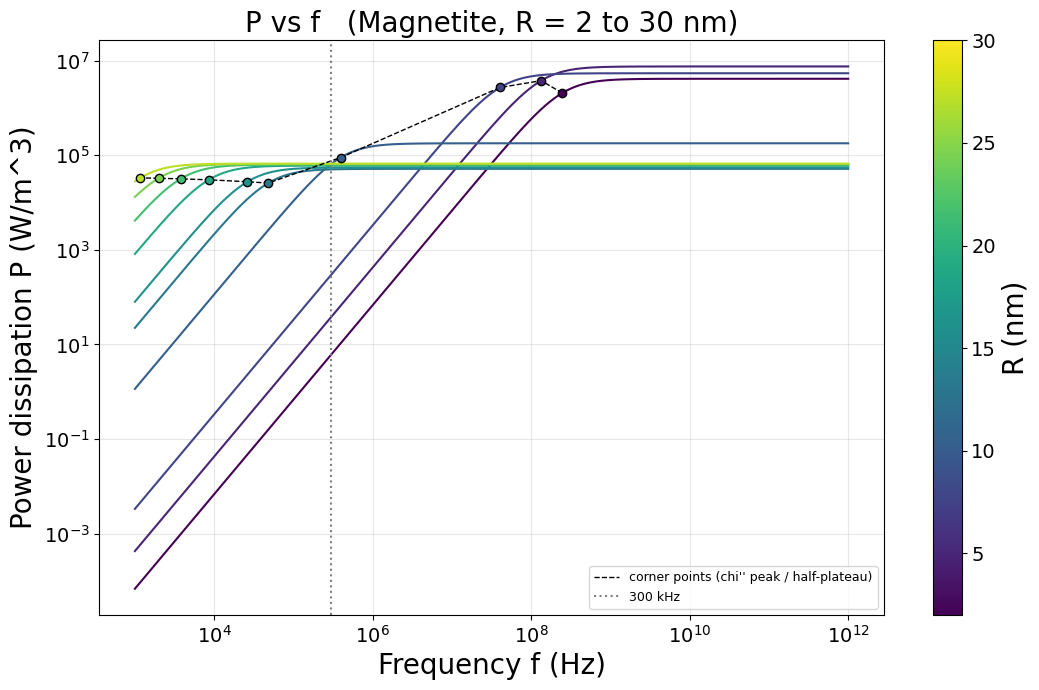
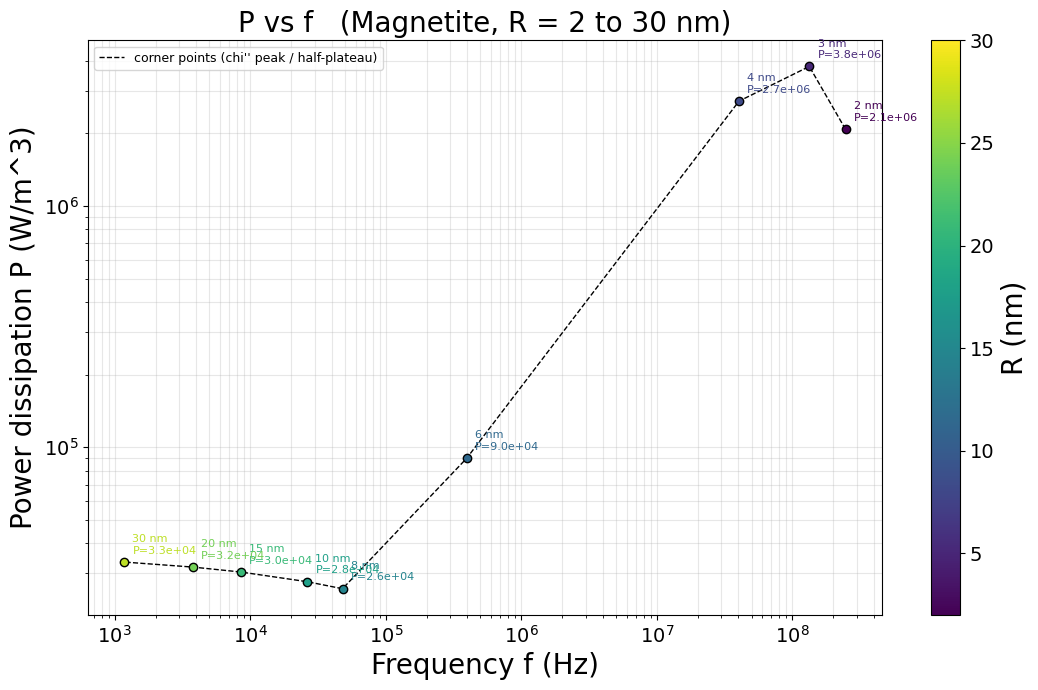
Unified diff of the notebook cell whose output changed from the first chart to the second:
--- before
+++ after
@@ -1,8 +1,7 @@
-# ---------- read inputs (G) ----------
 Mat = PF_MAT
 Ms  = materials[Mat]['Ms']; K = materials[Mat]['K']
 Cp  = materials[Mat]['Cp']; rho = materials[Mat]['rho']
 
-R_nm = np.array([2, 3, 4, 6,8,10,15, 20,25,30], dtype=float)
+R_nm = np.array([2, 3, 4, 6,8,10,15, 20,30], dtype=float)
 f_grid  = np.logspace(F_LO_DEC, F_HI_DEC, 1000)
 omega   = 2 * np.pi * f_grid
@@ -37,10 +36,12 @@
 plt.figure(figsize=(11, 7))
 for c, Rv_nm in zip(R_colors, R_nm):
-    plt.plot(f_grid, P_all[Rv_nm], color=c, linewidth=1.5)
-    plt.plot(f_best_all[Rv_nm], P_best_all[Rv_nm], 'o',
-             color=c, markersize=6, markeredgecolor='black', zorder=5)
+    # Removed: plt.plot(f_grid, P_all[Rv_nm], color=c, linewidth=1.5)
+    fb, pb = f_best_all[Rv_nm], P_best_all[Rv_nm]
+    plt.plot(fb, pb, 'o', color=c, markersize=6, markeredgecolor='black', zorder=5)
+    if len(R_nm) <= 12: # Add annotation only if there are a manageable number of points
+        plt.annotate(f'{Rv_nm:.0f} nm\nP={pb:.1e}', (fb, pb),
+                     textcoords='offset points', xytext=(6, 6), fontsize=8, color=c)
 plt.plot(list(f_best_all.values()), list(P_best_all.values()),
          'k--', linewidth=1, label="corner points (chi'' peak / half-plateau)")
-plt.axvline(300e3, color='gray', linestyle=':', linewidth=1.5, label='300 kHz')
 plt.xscale('log'); plt.yscale('log')
 plt.xlabel('Frequency f (Hz)', fontsize=20)

Commit: update_week3